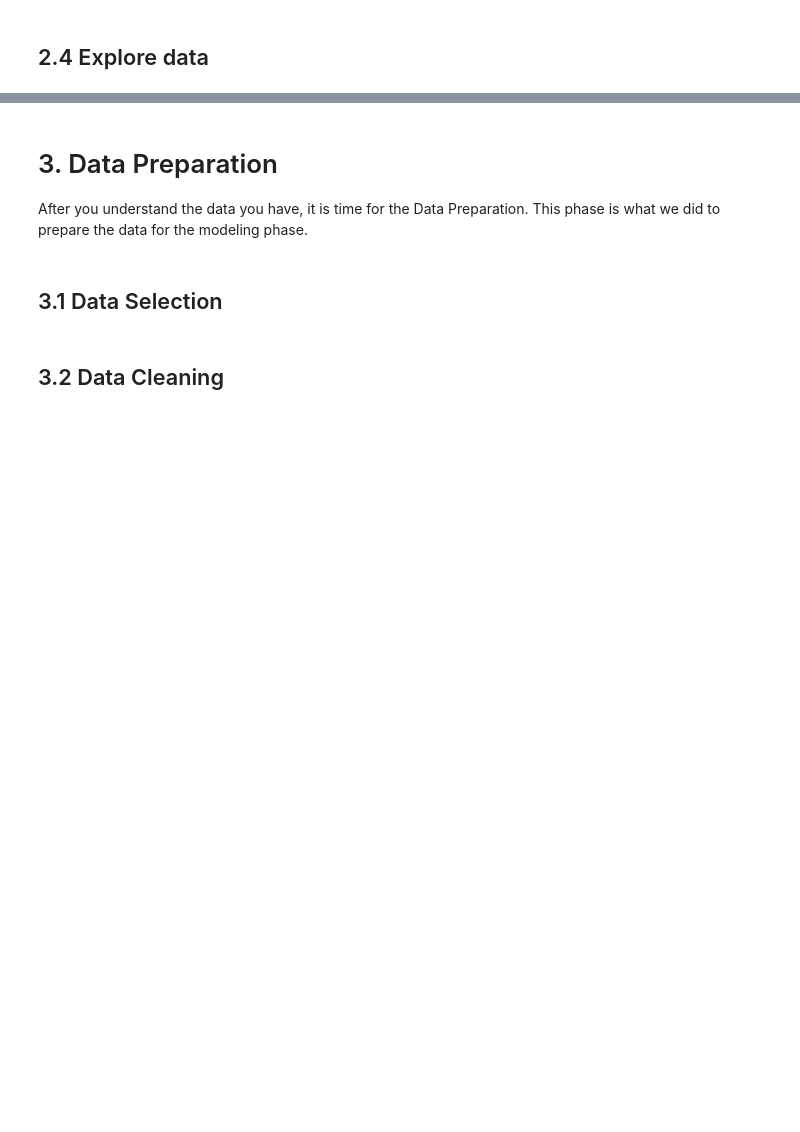
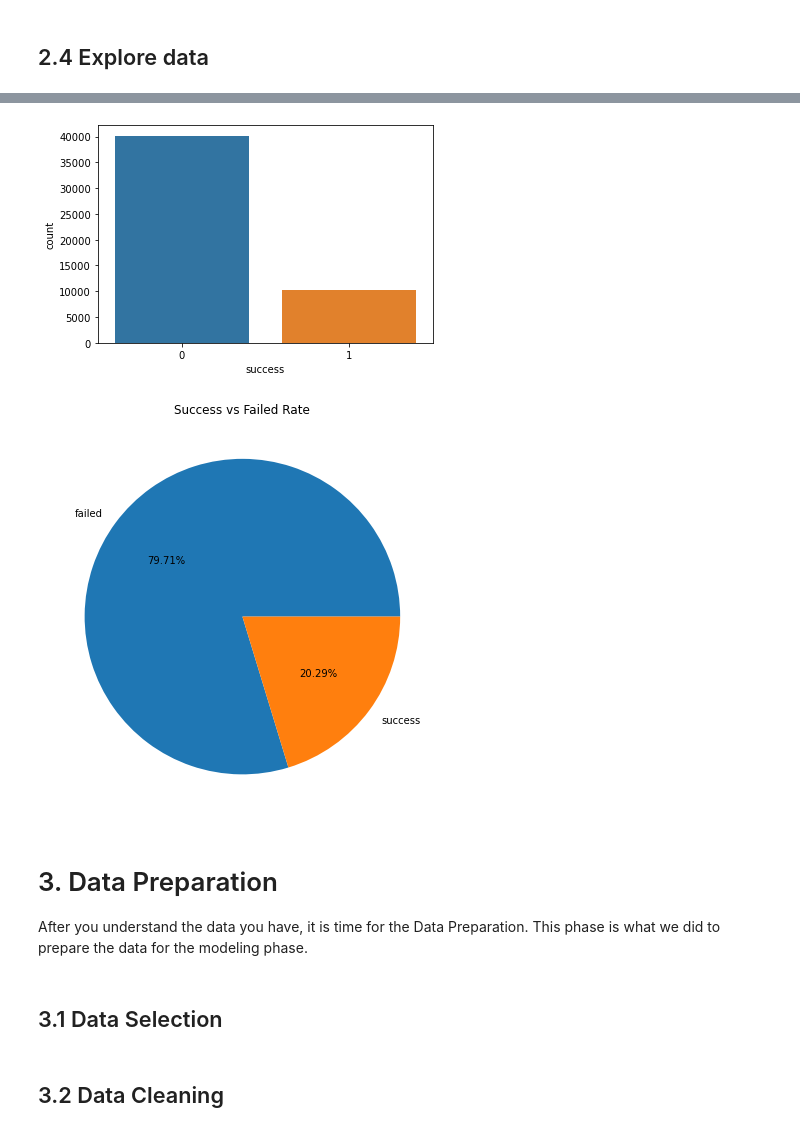
Before and after one commit to igorlevecarov/DataScience, a Jupyter notebook: Credit Card Routing for Online Purchase via Predictive Modelling/notebook.ipynb, the cells around one changed output, grey strips where cells are left out. Cells and saved outputs as stored; diff of their text form; code cells hidden in the pictures; blank space fills up the shorter version.

```diff
--- a/Credit Card Routing for Online Purchase via Predictive Modelling/notebook.ipynb
+++ b/Credit Card Routing for Online Purchase via Predictive Modelling/notebook.ipynb
@@ -122,3 +173,17 @@ There are: 0 data duplicate.
+# %%
+import seaborn as sns
+import matplotlib.pyplot as plt
+
+sns.countplot(data=transactions, x="success")
+
+fig, ax = plt.subplots(figsize=(6, 6))
+rates = transactions.groupby('success')['success'].agg(['count'])
+ax.pie(rates['count'], labels=['failed','success'], autopct='%.2f%%')
+ax.set_title('Success vs Failed Rate')
+plt.tight_layout()
+# %% [output]
+[figure, added]
+[figure, added]
 # %% [markdown]
 <h1>3. Data Preparation</h1>
 
```
Also changed, not shown: parts of 6 cells of this notebook, 1 other file.
